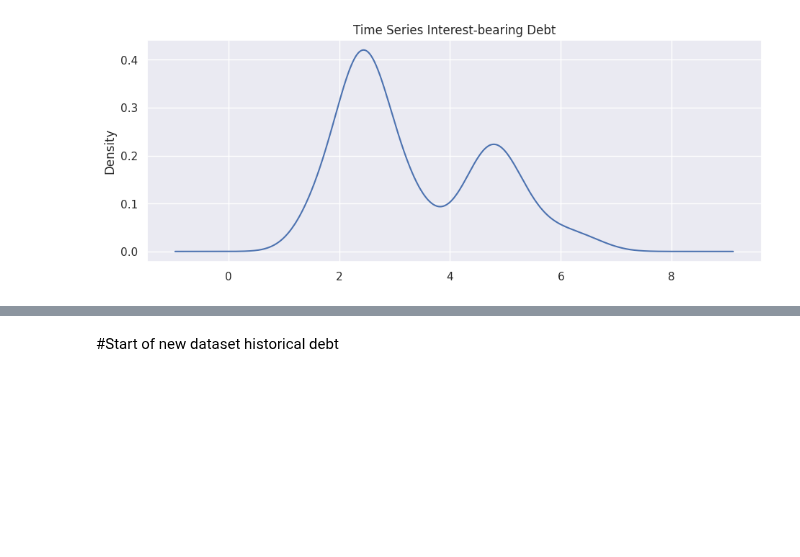
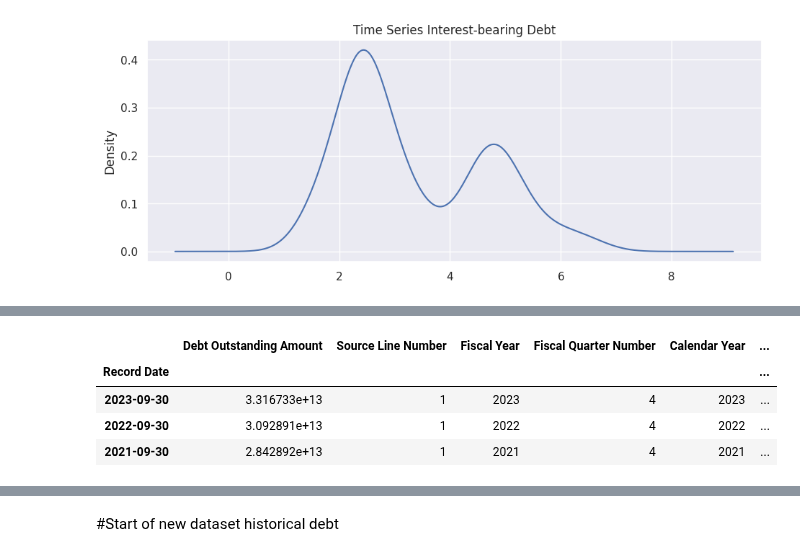
Before and after one commit to felabonte/DataMiningFinalProject, a Jupyter notebook: CS6220_DataMining_FinalProject.ipynb, the cells around one changed output, grey strips where cells are left out. Cells and saved outputs as stored; diff of their text form; code cells hidden in the pictures; blank space fills up the shorter version.

```diff
--- a/CS6220_DataMining_FinalProject.ipynb
+++ b/CS6220_DataMining_FinalProject.ipynb
@@ -404,0 +494,9 @@ for sec_type in security_descr_set:
+# %%
+hdout_clean = hdout_clean.set_index('Record Date')
+hdout_clean.head(3)
+# %% [output]
+|  | Debt Outstanding Amount | Source Line Number | Fiscal Year | Fiscal Quarter Number | Calendar Year | ... |
+| Record Date |  |  |  |  |  | ... |
+| 2023-09-30 | 3.316733e+13 | 1 | 2023 | 4 | 2023 | ... |
+| 2022-09-30 | 3.092891e+13 | 1 | 2022 | 4 | 2022 | ... |
+| 2021-09-30 | 2.842892e+13 | 1 | 2021 | 4 | 2021 | ... |
```
Also changed, not shown: parts of 9 cells of this notebook, 12 other files.
